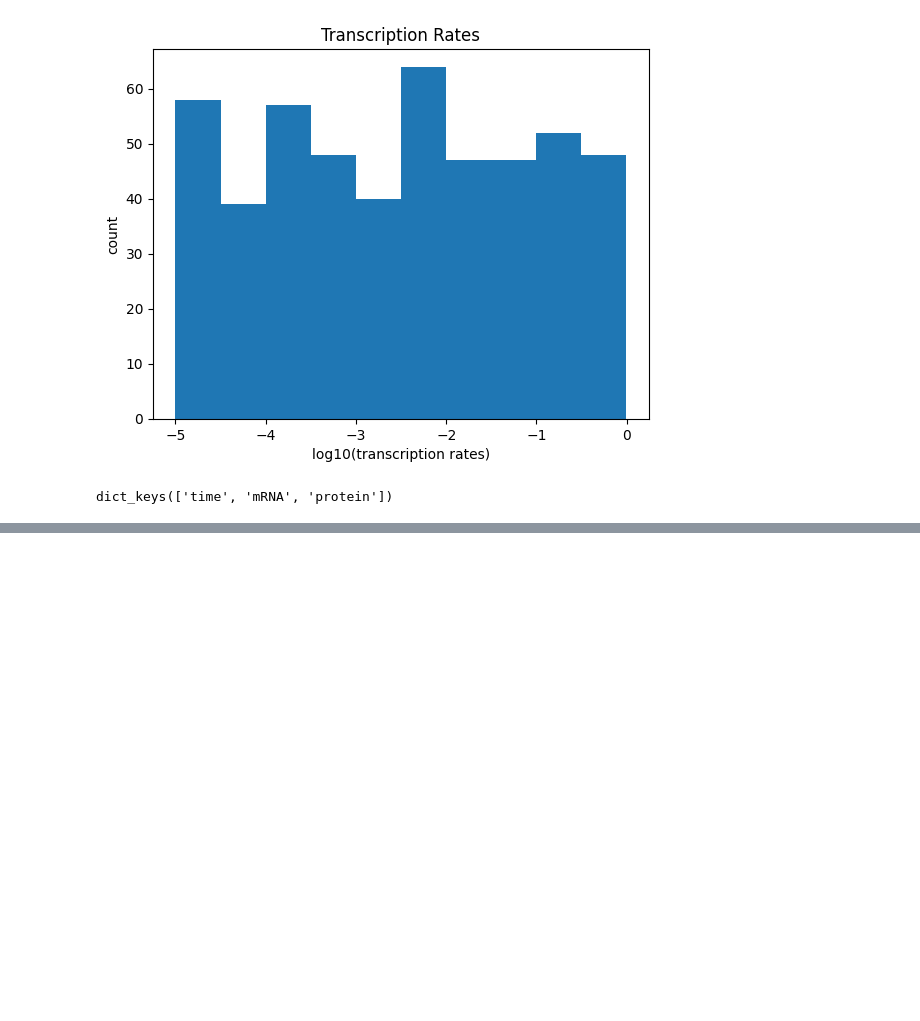
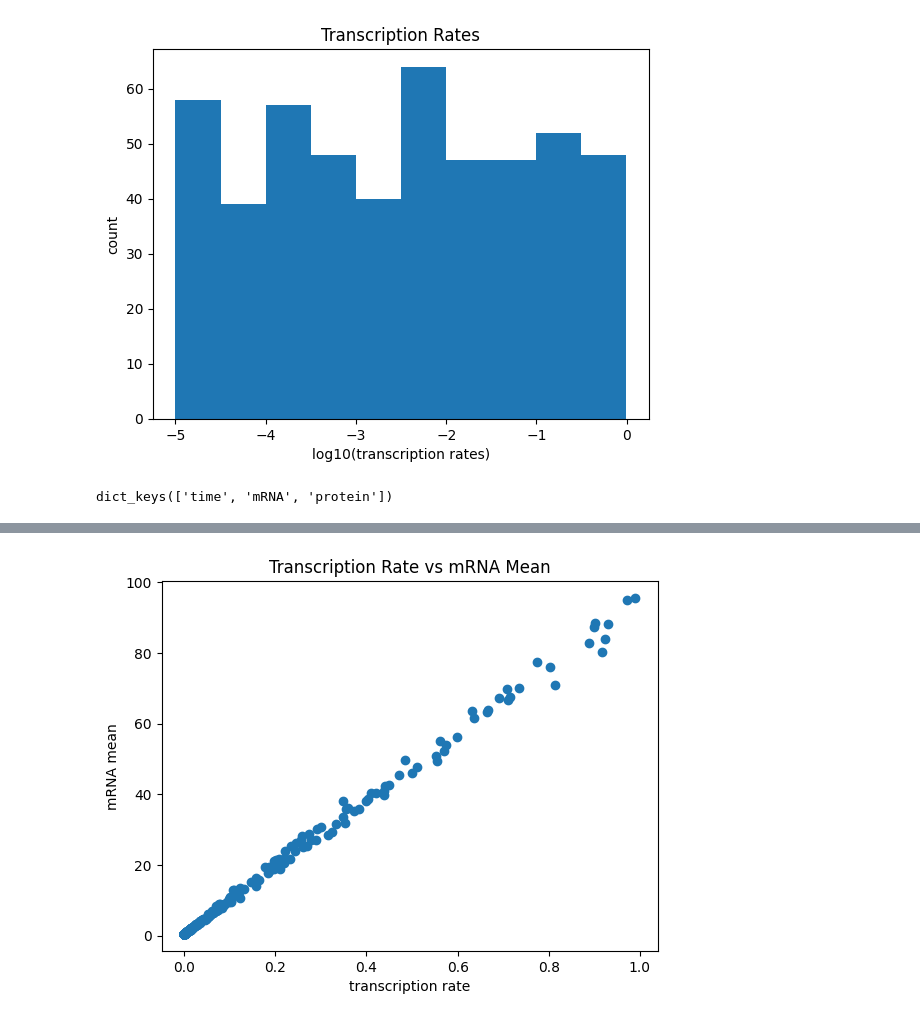
Before and after one commit to tdsone/mres-s3, a Jupyter notebook: ex5.ipynb, the cells around one changed output, grey strips where cells are left out. Cells and saved outputs as stored; diff of their text form; code cells hidden in the pictures; blank space fills up the shorter version.

```diff
--- a/ex5.ipynb
+++ b/ex5.ipynb
@@ -85,0 +95,9 @@ plt.show()
+# %%
+# plot transcription rate against mRNA mean
+plt.scatter(transcription_rates, mRNA_means)
+plt.xlabel("transcription rate")
+plt.ylabel("mRNA mean")
+plt.title("Transcription Rate vs mRNA Mean")
+plt.show()
+# %% [output]
+[figure, added]
```
Also changed, not shown: parts of 7 cells of this notebook.
